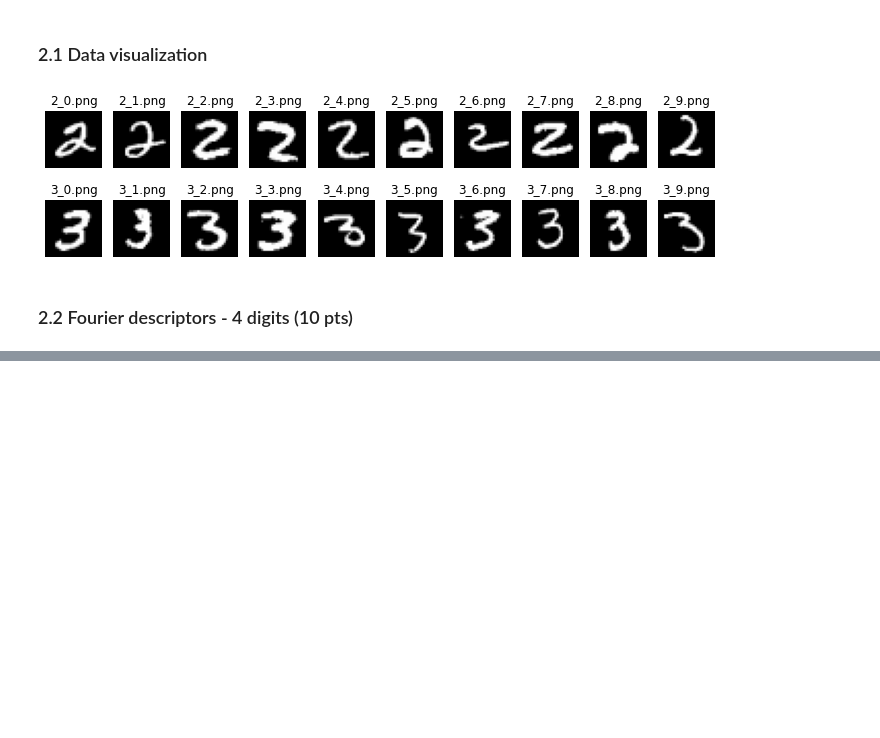
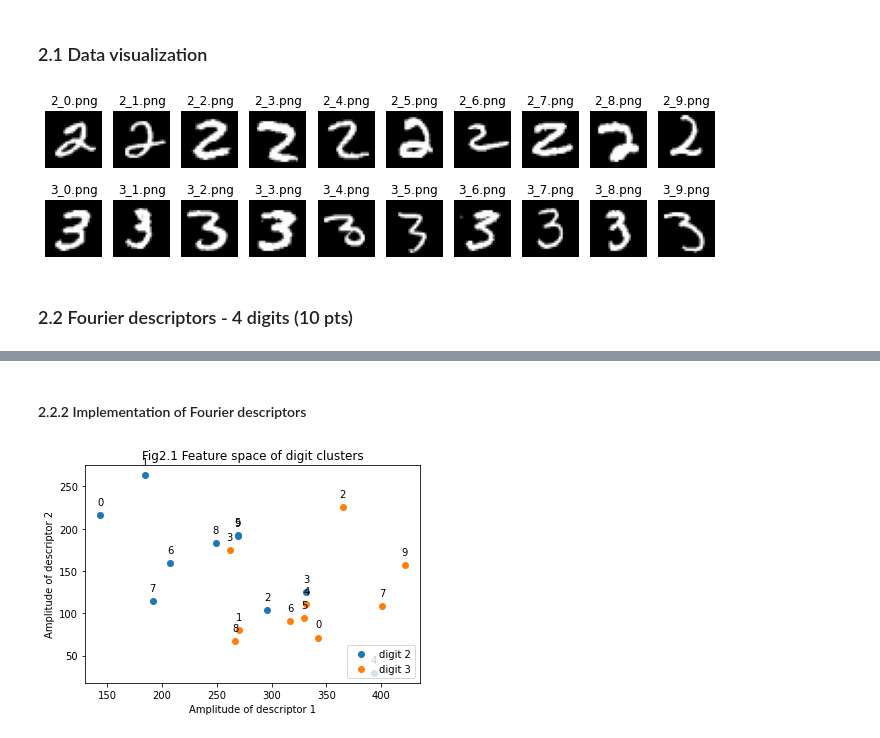
Before and after one commit to LTS5/iapr, a Jupyter notebook: labs/lab_02_object_description.ipynb, the cells around one changed output, grey strips where cells are left out. Cells and saved outputs as stored; diff of their text form; code cells hidden in the pictures; blank space fills up the shorter version.

```diff
--- a/labs/lab_02_object_description.ipynb
+++ b/labs/lab_02_object_description.ipynb
@@ -977,0 +1089,80 @@ for ax, im, nm in zip(axes[1], threes_im, threes_names):
+# %% [markdown]
+#### 2.2.2 Implementation of Fourier descriptors
+# %%
+# index of selected fourier descriptors: start, start+1, ..., start+N-1
+def get_Fourier_descriptors(real_contour, start=1, N=2, scale=None):
+    complex_contour = np.zeros(real_contour.shape[0], dtype=complex)
+    complex_contour.real = real_contour[:,0]
+    complex_contour.imag = real_contour[:,1]
+
+    descriptors = np.fft.fft(complex_contour)
+
+    if scale:
+        features = np.abs(descriptors[start:start+N])/np.abs(descriptors[0])
+    else:
+        features = np.abs(descriptors[start:start+N])
+
+    return features
+
+def get_features(twos_contour, threes_contour, start=1, N=2, scale=None):
+
+    twos_features = []
+    threes_features = []
+
+    for twos, threes in zip(twos_contour, threes_contour):
+        features = get_Fourier_descriptors(twos, start, N, scale)
+        twos_features.append(features)
+        features = get_Fourier_descriptors(threes, start, N, scale)
+        threes_features.append(features)
+
+    return np.array(twos_features), np.array(threes_features)
+
+def plot_features(twos_features, threes_features, annote=None, title=None, plt_ax=None,p1=None):
+    if not plt_ax:
+        plot_method= plt
+        plt.xlabel('Amplitude of descriptor 1')
+        plt.ylabel('Amplitude of descriptor 2')
+        # 如果需要画在同一张图中，设置p1=True
+        if p1:
+            plot_method.scatter(twos_features[:,0], twos_features[:,1], label='digit 0')
+            plot_method.scatter(threes_features[:,0], threes_features[:,1], label='digit 1')
+        else:
+            plot_method.scatter(twos_features[:,0], twos_features[:,1], label='digit 2')
+            plot_method.scatter(threes_features[:,0], threes_features[:,1], label='digit 3')
+    else:
+        plot_method = plt_ax
+        plot_method.set_xlabel('Amplitude of descriptor 1')
+        plot_method.set_ylabel('Amplitude of descriptor 2')
+        plot_method.set_zlabel('Ampltitude of deacriptor 3')
+        # 如果需要画在同一张图中，设置p1=True
+        if p1:
+            plot_method.scatter(twos_features[:,0], twos_features[:,1],twos_features[:,2], label='digit 0',marker="o",s=100)
+            plot_method.scatter(threes_features[:,0], threes_features[:,1],twos_features[:,2], label='digit 1',marker=".",s=100)
+        else:
+            plot_method.scatter(twos_features[:,0], twos_features[:,1],twos_features[:,2], label='digit 2',marker="v",s=100)
+            plot_method.scatter(threes_features[:,0], threes_features[:,1],twos_features[:,2], label='digit 3',marker="x",s=100)
+
+    if annote:
+        annote_text = [str(i) for i in range(10)]
+        for text, twos, threes in zip(annote_text, twos_features, threes_features):
+            plot_method.annotate(text, (twos[0],twos[1]), textcoords="offset points",
+                         xytext=(0,10),
+                         ha='center')
+            plot_method.annotate(text, (threes[0],threes[1]), textcoords="offset points",
+                         xytext=(0,10),
+                         ha='center')
+    if title:
+        if not plt_ax:
+            plt.title(title)
+        else:
+            plot_method.set_title(title)
+
+    plot_method.legend(loc='lower right')
+
+# take features of 2, 3
+# fig = plt.figure(figsize=(6,6))
+# ax = fig.add_subplot(projection='3d')
+twos_features, threes_features = get_features(twos_contour, threes_contour, N=2)
+plot_features(twos_features, threes_features, annote=True, title='Fig2.1 Feature space of digit clusters', plt_ax=None)
+# %% [output]
+[figure, added]
```
Also changed, not shown: parts of 13 cells of this notebook.
